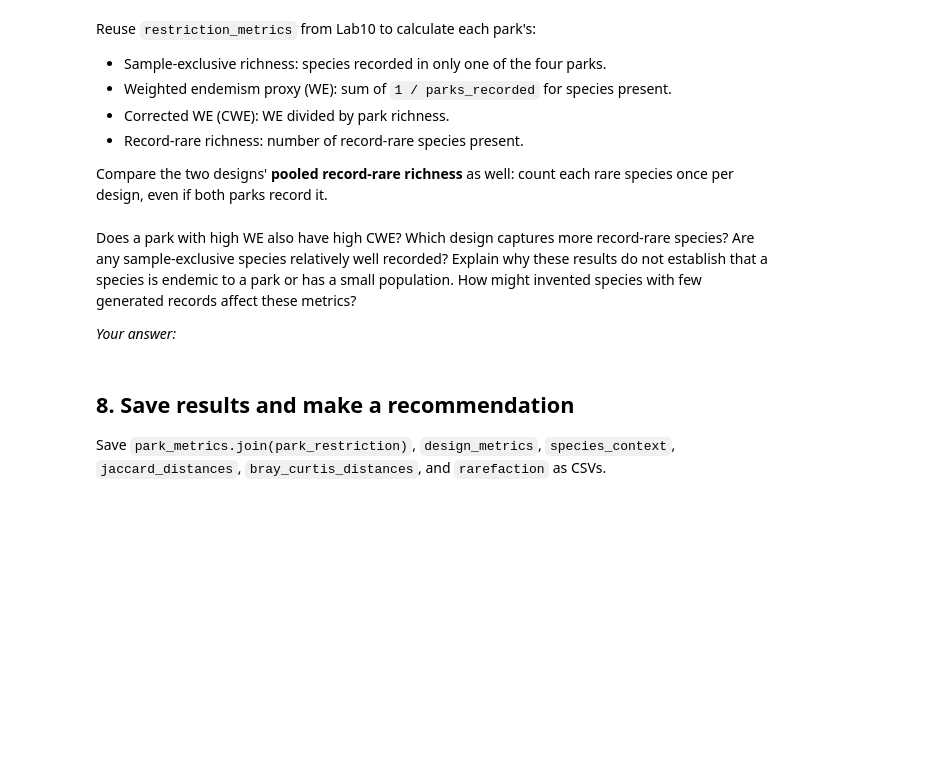
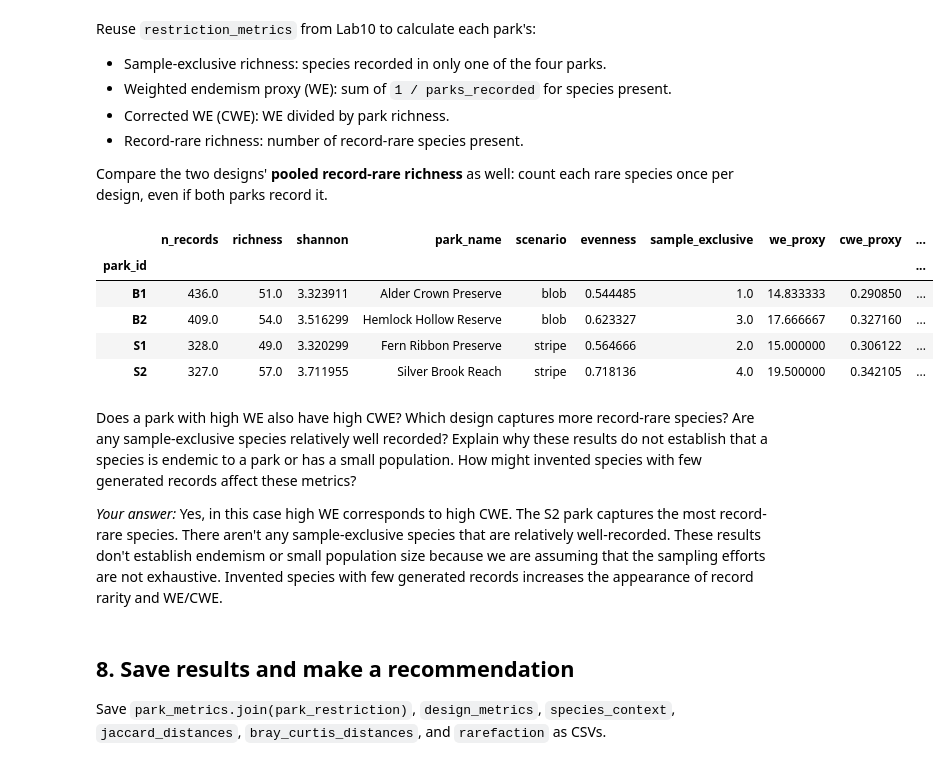
Before and after one commit to relleha/BIO597-SpatialBiodiversity, a Jupyter notebook: docs/assignments/Assignment-10-SpatialCommunityComposition.ipynb, the cells around one changed output. Saved outputs shown, nothing was run; the diff lists cells and outputs as text; code cells hidden in the pictures; blank space fills up the shorter version.

```diff
--- a/docs/assignments/Assignment-10-SpatialCommunityComposition.ipynb
+++ b/docs/assignments/Assignment-10-SpatialCommunityComposition.ipynb
@@ -247,10 +441,47 @@ species once per design, even if both parks record it.
 # %%
 # Copy the restriction_metrics function from Lab10.
 # Calculate park_restriction = restriction_metrics(community).
 # Display park_metrics.join(park_restriction).
+def restriction_metrics(community_counts):
+    occupancy = (community_counts > 0).sum(axis=0)
+    results = pd.DataFrame(
+        index=community_counts.index,
+        columns=["sample_exclusive", "we_proxy", "cwe_proxy", "record_rare_richness"],
+        dtype=float,
+    )
+    for unit, counts in community_counts.iterrows():
+        species_here = counts[counts > 0].index
+        if len(species_here) == 0:
+            continue
+        exclusive = 0
+        rare = 0
+        weighted_endemism = 0
+        for species in species_here:
+            occupied_units = occupancy[species]
+            weighted_endemism += 1 / occupied_units
+            if occupied_units == 1:
+                exclusive += 1
+            if species in rare_species:
+                rare += 1
+        results.loc[unit, "sample_exclusive"] = exclusive
+        results.loc[unit, "we_proxy"] = weighted_endemism
+        results.loc[unit, "cwe_proxy"] = weighted_endemism / len(species_here)
+        results.loc[unit, "record_rare_richness"] = rare
+    return results
+
+
 
 # For each design, loop through rare_species.
 # Count a species once if design_counts.loc[design, species] > 0.
+park_restriction = restriction_metrics(community)
+display(park_metrics.join(park_restriction))
+# %% [output]
+|  | n_records | richness | shannon | park_name | scenario | evenness | sample_exclusive | we_proxy | cwe_proxy | ... |
+| park_id |  |  |  |  |  |  |  |  |  | ... |
+| B1 | 436.0 | 51.0 | 3.323911 | Alder Crown Preserve | blob | 0.544485 | 1.0 | 14.833333 | 0.290850 | ... |
+| B2 | 409.0 | 54.0 | 3.516299 | Hemlock Hollow Reserve | blob | 0.623327 | 3.0 | 17.666667 | 0.327160 | ... |
+| S1 | 328.0 | 49.0 | 3.320299 | Fern Ribbon Preserve | stripe | 0.564666 | 2.0 | 15.000000 | 0.306122 | ... |
+| S2 | 327.0 | 57.0 | 3.711955 | Silver Brook Reach | stripe | 0.718136 | 4.0 | 19.500000 | 0.342105 | ... |
 # %% [markdown]
 Does a park with high WE also have high CWE? Which design captures more
 record-rare species? Are any sample-exclusive species relatively well recorded?
@@ -258,7 +489,7 @@ Explain why these results do not establish that a species is endemic to a park
 or has a small population. How might invented species with few generated
 records affect these metrics?
 
-*Your answer:*
+*Your answer:* Yes, in this case high WE corresponds to high CWE. The S2 park captures the most record-rare species. There aren't any sample-exclusive species that are relatively well-recorded. These results don't establish endemism or small population size because we are assuming that the sampling efforts are not exhaustive. Invented species with few generated records increases the appearance of record rarity and WE/CWE.
 # %% [markdown]
 ## 8. Save results and make a recommendation
 
```
Also changed, not shown: parts of 20 cells of this notebook, 6 other files.
